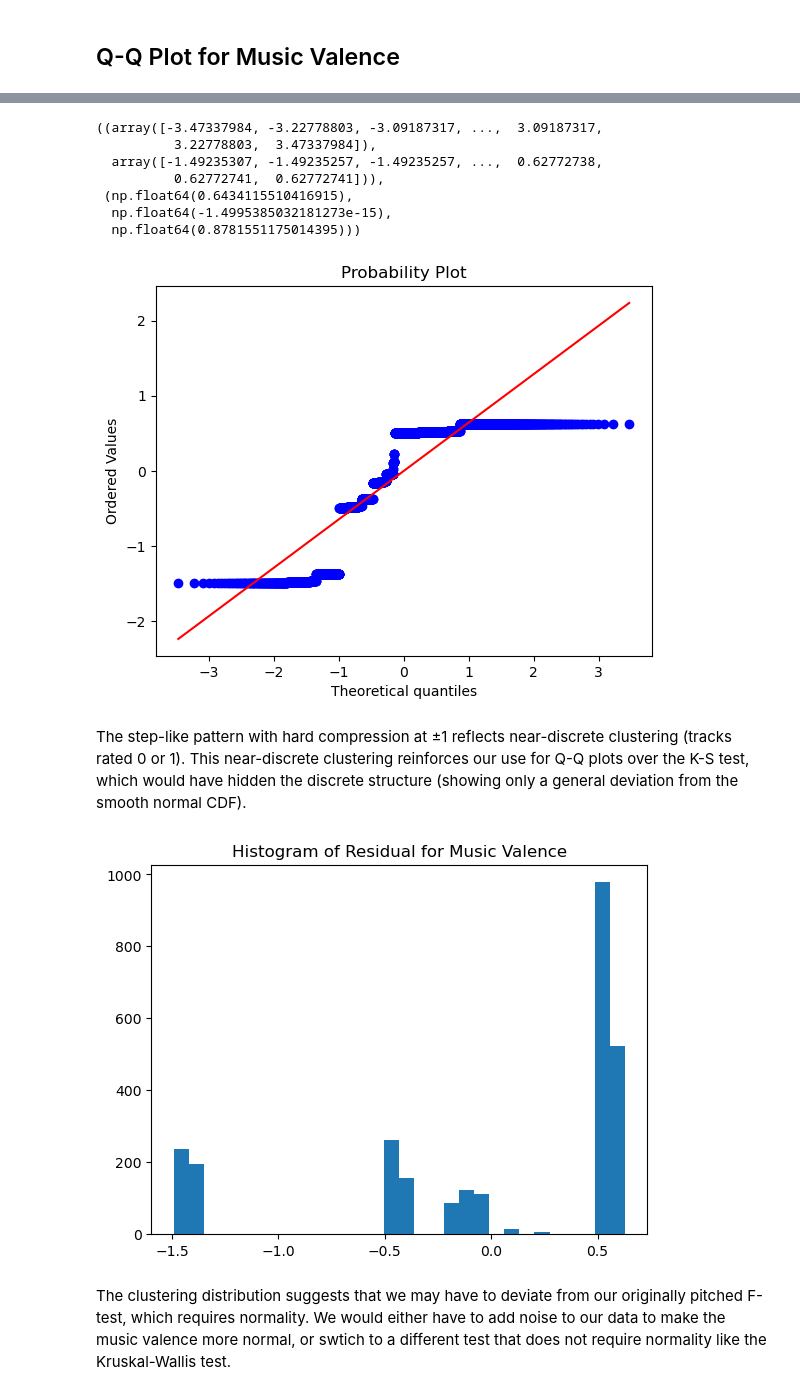
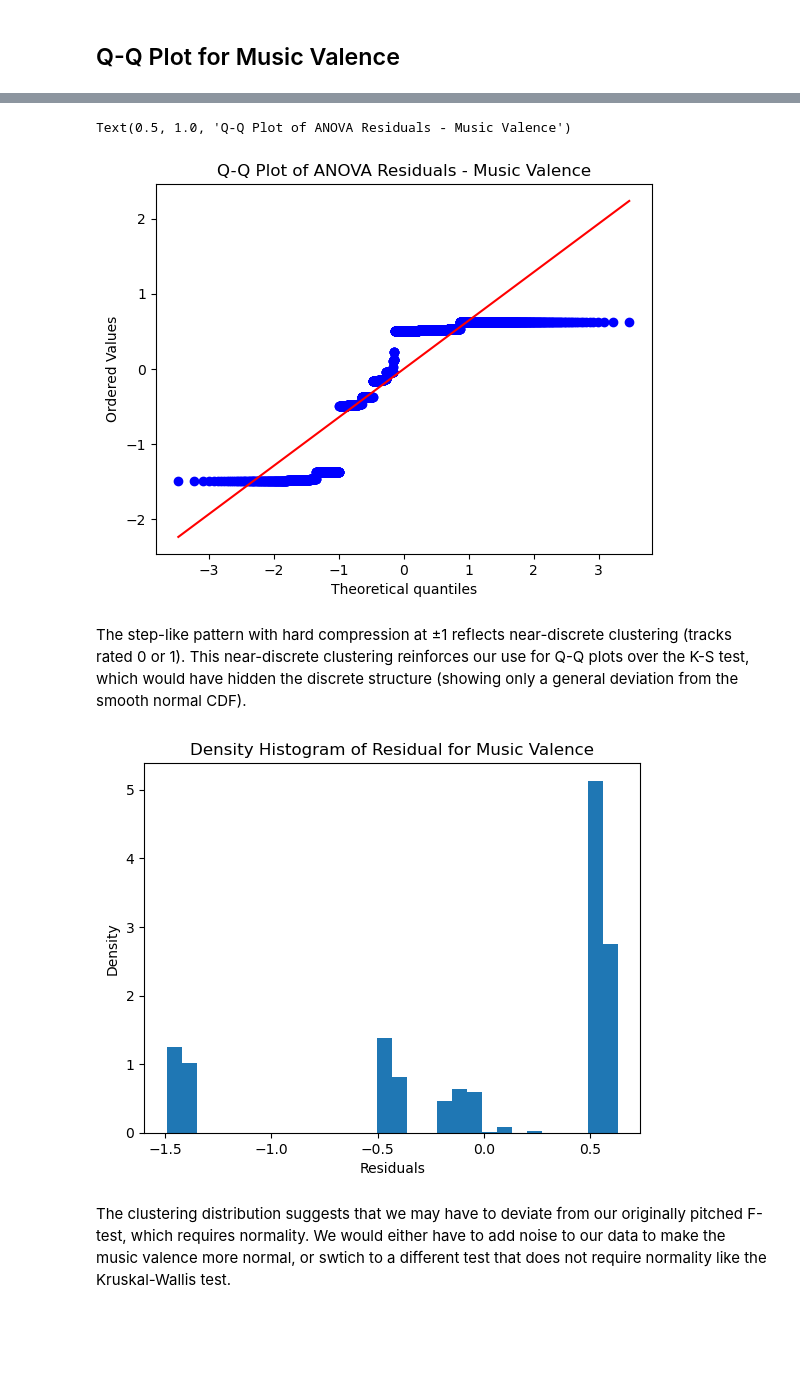
Before and after one commit to spattapu1/MGT-189_Project, a Jupyter notebook: QQ_Plot_Normality.ipynb, the cells around one changed output, grey strips where cells are left out. Cells and saved outputs as stored; diff of their text form; code cells hidden in the pictures; blank space fills up the shorter version.

Commit message:
qq plot update

```diff
--- a/QQ_Plot_Normality.ipynb
+++ b/QQ_Plot_Normality.ipynb
@@ -10,3 +7,8 @@ music = pd.read_csv('data/processed_music_data.csv')
+# %%
+mental_health = pd.read_csv('data/cleaned_mental_health_data.csv')
+mental_health['year'] = pd.to_datetime(mental_health['Timestamp']).dt.year
+mental_health = mental_health[mental_health['year'] == 2014]
+music = pd.read_csv('data/music_data_with_country_info.csv')
 # %% [markdown]
 Before our ACF and F-test, we need to test for normality for both the composite mental health score and music valence by plotting the quantiles of both against the normal distribution.
 # %% [markdown]
@@ -41,22 +57,19 @@ model_valence = smf.ols("valence ~ C(season)", data=music).fit()
 residuals_valence = model_valence.resid
 # %%
 stats.probplot(residuals_valence, dist="norm", plot=plt)
+plt.title("Q-Q Plot of ANOVA Residuals - Music Valence")
 # %% [output]
-((array([-3.47337984, -3.22778803, -3.09187317, ...,  3.09187317,
-          3.22778803,  3.47337984]),
-  array([-1.49235307, -1.49235257, -1.49235257, ...,  0.62772738,
-          0.62772741,  0.62772741])),
- (np.float64(0.6434115510416915),
-  np.float64(-1.4995385032181273e-15),
-  np.float64(0.8781551175014395)))
+Text(0.5, 1.0, 'Q-Q Plot of ANOVA Residuals - Music Valence')
-[figure, old version]
+[figure, new version]
 # %% [markdown]
 The step-like pattern with hard compression at ±1 reflects near-discrete clustering (tracks rated 0 or 1). This near-discrete clustering reinforces our use for Q-Q plots over the K-S test, which would have hidden the discrete structure (showing only a general deviation from the smooth normal CDF).
 # %%
-plt.hist(residuals_valence, bins=30)
-plt.title("Histogram of Residual for Music Valence")
+plt.hist(residuals_valence, bins=30, density=True)
+plt.title("Density Histogram of Residual for Music Valence")
+plt.xlabel("Residuals")
+plt.ylabel("Density")
 plt.show()
 # %% [output]
-[figure, old version]
+[figure, new version]
 # %% [markdown]
 The clustering distribution suggests that we may have to deviate from our originally pitched F-test, which requires normality. We would either have to add noise to our data to make the music valence more normal, or swtich to a different test that does not require normality like the Kruskal-Wallis test.
```
Also changed, not shown: parts of 4 cells of this notebook.
